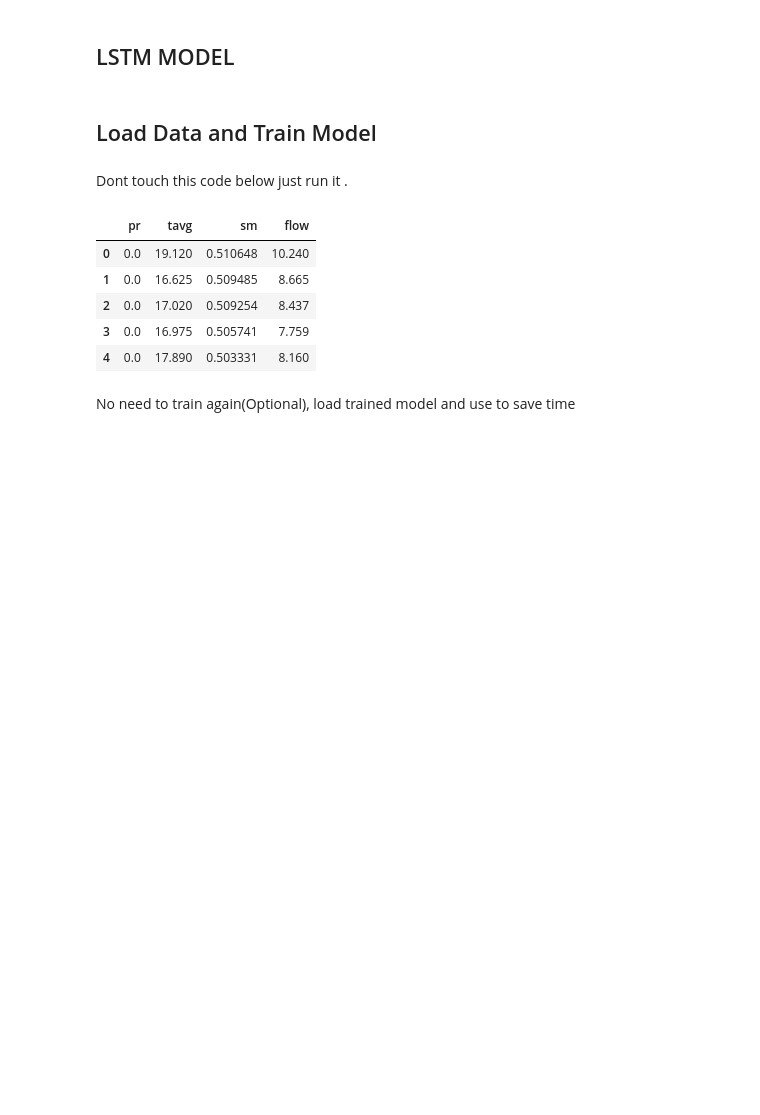
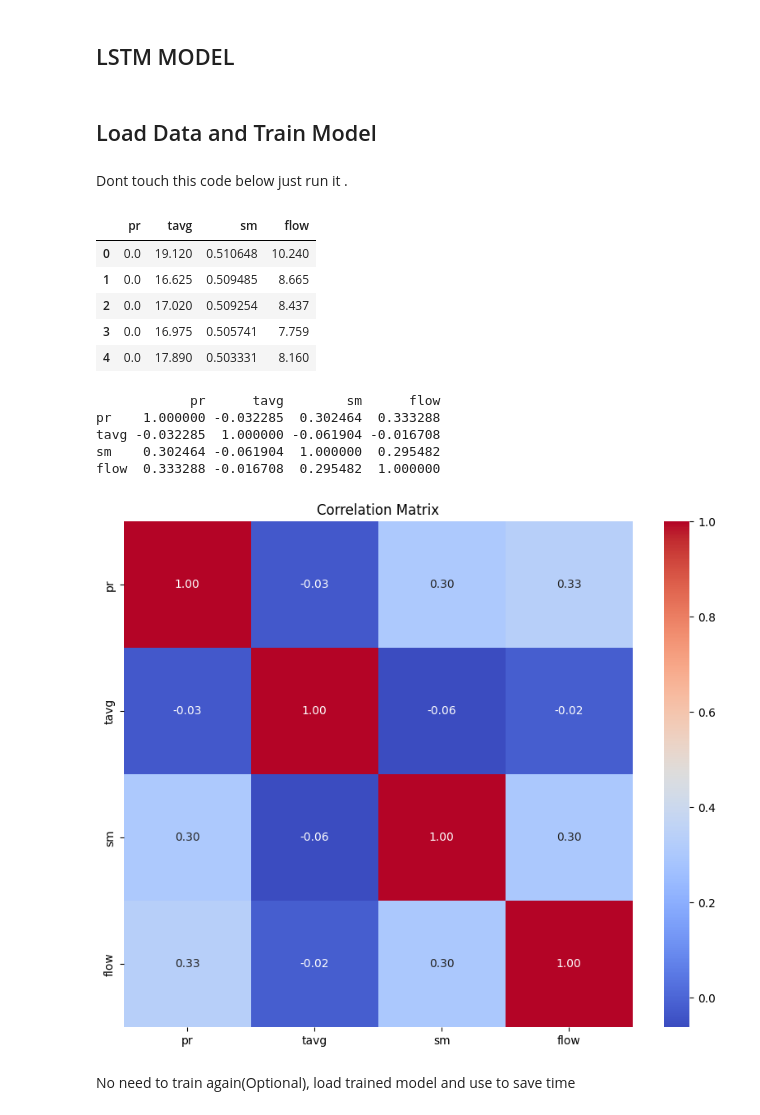
Before and after one commit to Rtarachan02/ResearchWork, a Jupyter notebook: StreamPrediction.ipynb, the cells around one changed output. Saved outputs shown, nothing was run; the diff lists cells and outputs as text; code cells hidden in the pictures; blank space fills up the shorter version.

Commit message:
Created using Colab  version 2

```diff
--- a/StreamPrediction.ipynb
+++ b/StreamPrediction.ipynb
@@ -296,6 +296,30 @@ merged_df.head()
 | 2 | 0.0 | 17.020 | 0.509254 | 8.437 |
 | 3 | 0.0 | 16.975 | 0.505741 | 7.759 |
 | 4 | 0.0 | 17.890 | 0.503331 | 8.160 |
+# %%
+# prompt: give code to find correlation matrix with flow for above
+
+# Calculate the correlation matrix
+correlation_matrix = merged_df.corr()
+
+# Display the correlation matrix
+print(correlation_matrix)
+
+# You can also visualize the correlation matrix using a heatmap (optional)
+import seaborn as sns
+import matplotlib.pyplot as plt
+
+plt.figure(figsize=(10, 8))
+sns.heatmap(correlation_matrix, annot=True, cmap='coolwarm', fmt=".2f")
+plt.title('Correlation Matrix')
+plt.show()
+# %% [output]
+            pr      tavg        sm      flow
+pr    1.000000 -0.032285  0.302464  0.333288
+tavg -0.032285  1.000000 -0.061904 -0.016708
+sm    0.302464 -0.061904  1.000000  0.295482
+flow  0.333288 -0.016708  0.295482  1.000000
+[figure, added]
 # %% [markdown]
 No need to train again(Optional), load trained model and use to save time
 # %%
```
Also changed, not shown: parts of 4 cells of this notebook.
